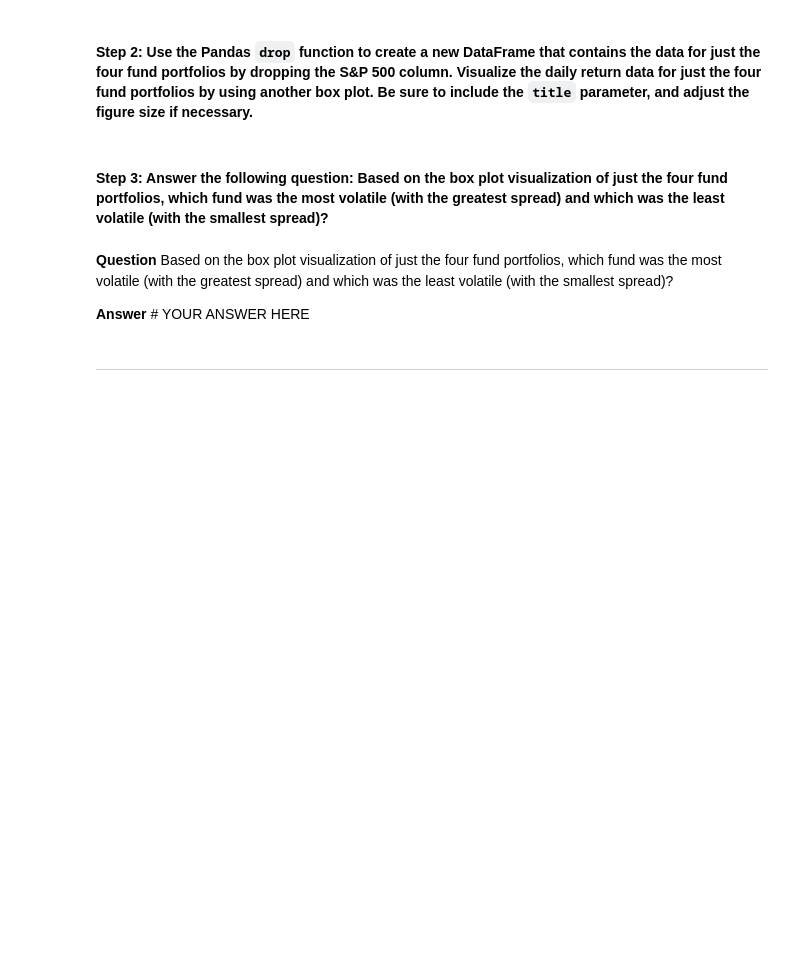
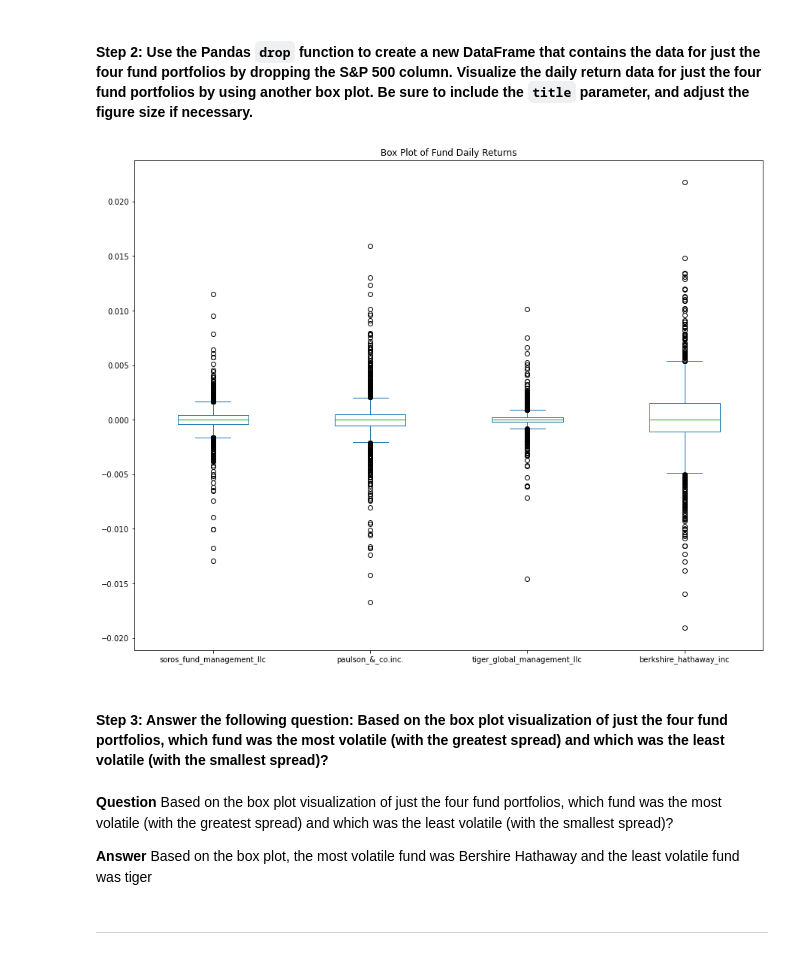
Before and after one commit to jmischung/Portfolio-Risk-Analysis, a Jupyter notebook: risk_return_analysis.ipynb, the cells around one changed output. Saved outputs shown, nothing was run; the diff lists cells and outputs as text; code cells hidden in the pictures; blank space fills up the shorter version.

```diff
--- a/risk_return_analysis.ipynb
+++ b/risk_return_analysis.ipynb
@@ -239,14 +244,20 @@ Analyze the volatility of each of the four fund portfolios and of the S&P 500 In
 # %%
 # Create a new DataFrame containing only the 4 fund portfolios by dropping the S&P 500 column from the DataFrame
 # Create box plots to reflect the return data for only the 4 fund portfolios
 # Include a title parameter and adjust the figure size
-# YOUR CODE HERE
+funds_daily_returns = daily_returns.drop('s&p_500', axis=1).copy()
+funds_daily_returns.plot.box(
+    figsize=(15, 12),
+    title='Box Plot of Fund Daily Returns'
+);
+# %% [output]
+[figure, added]
 # %% [markdown]
 #### Step 3: Answer the following question: Based on the box plot visualization of just the four fund portfolios, which fund was the most volatile (with the greatest spread) and which was the least volatile (with the smallest spread)?
 # %% [markdown]
 **Question** Based on the box plot visualization of just the four fund portfolios, which fund was the most volatile (with the greatest spread) and which was the least volatile (with the smallest spread)?
 
-**Answer** # YOUR ANSWER HERE
+**Answer** Based on the box plot, the most volatile fund was Bershire Hathaway and the least volatile fund was tiger
 # %% [markdown]
 ---
 # %% [markdown]
```
Also changed, not shown: parts of 1 cell of this notebook.
